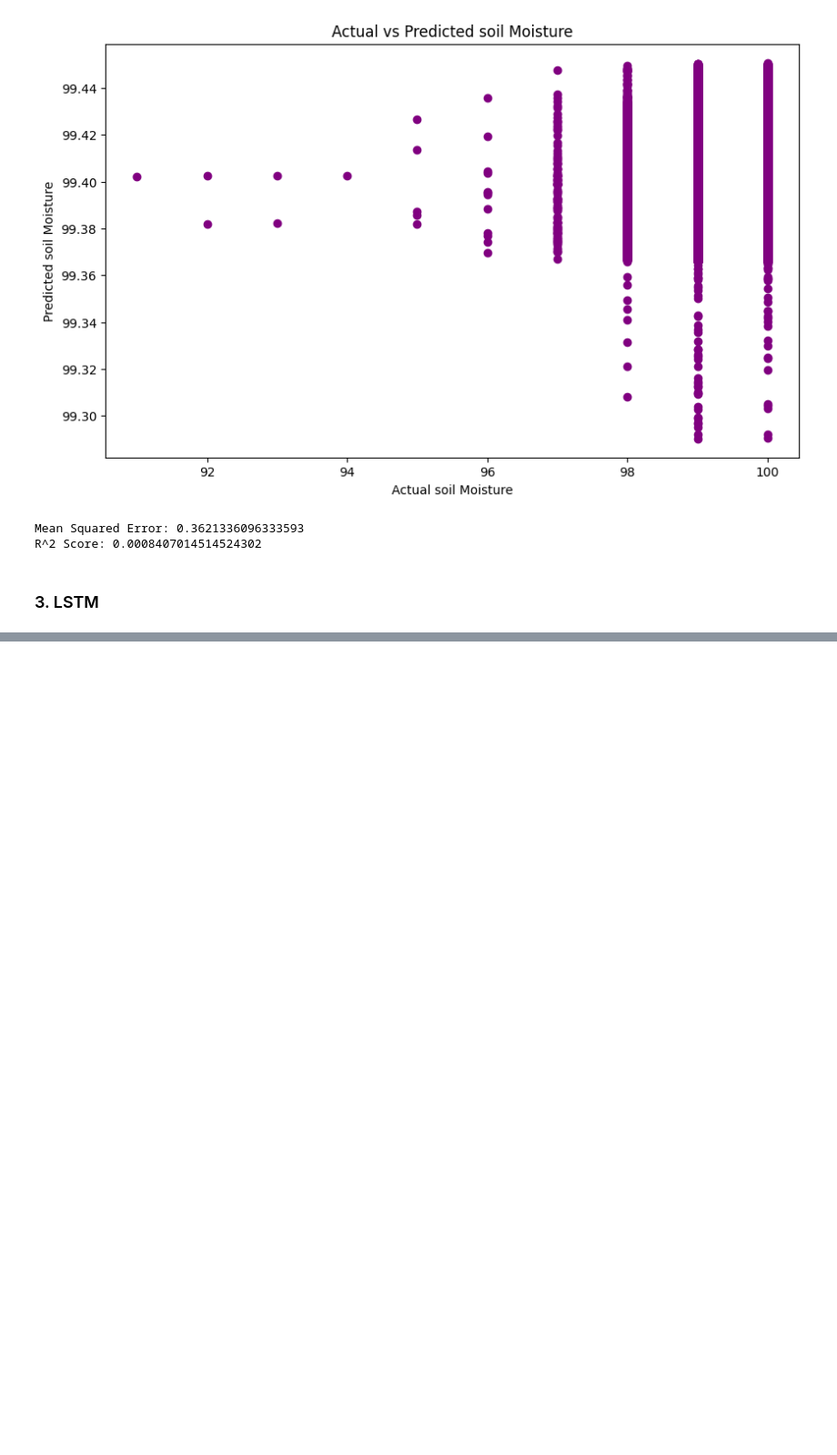
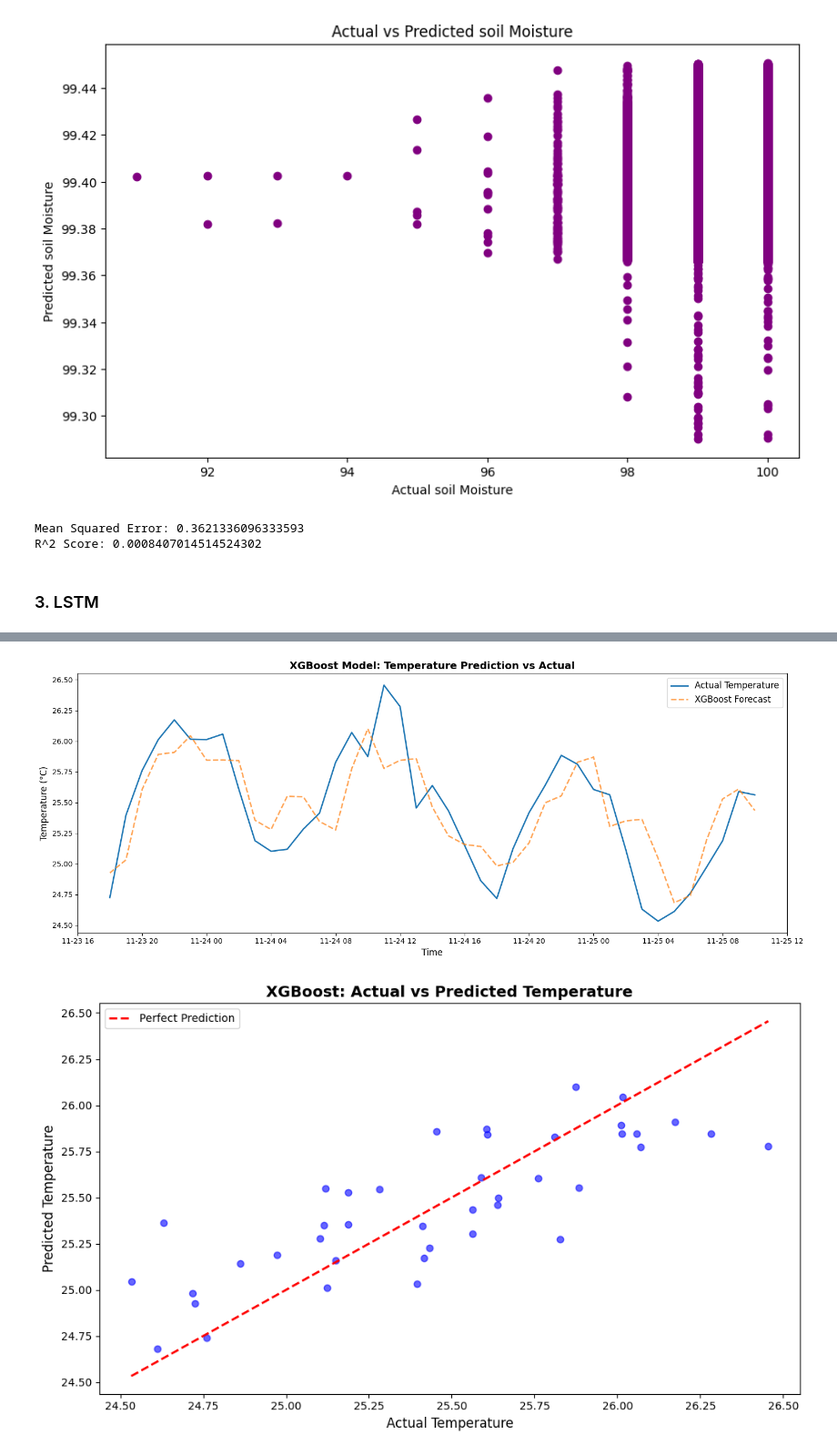
Before and after one commit to SaraAlameen82/IoT_Application_Project, a Jupyter notebook: main.ipynb, the cells around one changed output, grey strips where cells are left out. Shown at 91% size. Drawn from its saved outputs; the diff is of its cells as text; code cells hidden in the pictures; blank space fills up the shorter version.

```diff
--- a/main.ipynb
+++ b/main.ipynb
@@ -571,0 +950,26 @@ LSTM Model - R^2 Score: -2.640829142073315
+# %%
+# Plotting XGBoost Temperature Predictions
+plt.figure(figsize=(15, 6))
+plt.plot(df_temp_lag.index[split_xgb:], y_test_xgb_temp.values, label='Actual Temperature', linewidth=2)
+plt.plot(df_temp_lag.index[split_xgb:], y_pred_xgb_temp, label='XGBoost Forecast', linewidth=2, alpha=0.7, linestyle='--')
+plt.legend(fontsize=12)
+plt.title('XGBoost Model: Temperature Prediction vs Actual', fontsize=14, fontweight='bold')
+plt.xlabel('Time', fontsize=12)
+plt.ylabel('Temperature (°C)', fontsize=12)
+plt.tight_layout()
+plt.show()
+
+# Scatter plot
+plt.figure(figsize=(10, 6))
+plt.scatter(y_test_xgb_temp, y_pred_xgb_temp, alpha=0.6, color='blue')
+plt.plot([y_test_xgb_temp.min(), y_test_xgb_temp.max()],
+         [y_test_xgb_temp.min(), y_test_xgb_temp.max()], 'r--', lw=2, label='Perfect Prediction')
+plt.xlabel('Actual Temperature', fontsize=12)
+plt.ylabel('Predicted Temperature', fontsize=12)
+plt.title('XGBoost: Actual vs Predicted Temperature', fontsize=14, fontweight='bold')
+plt.legend()
+plt.tight_layout()
+plt.show()
+# %% [output]
+[figure, added]
+[figure, added]
```
Also changed, not shown: parts of 24 cells of this notebook.
